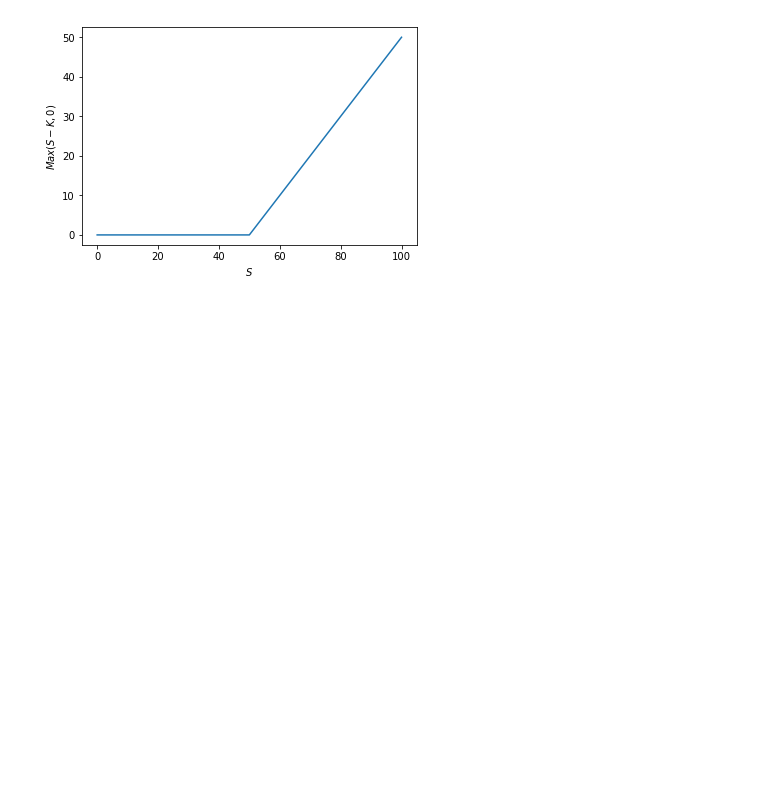
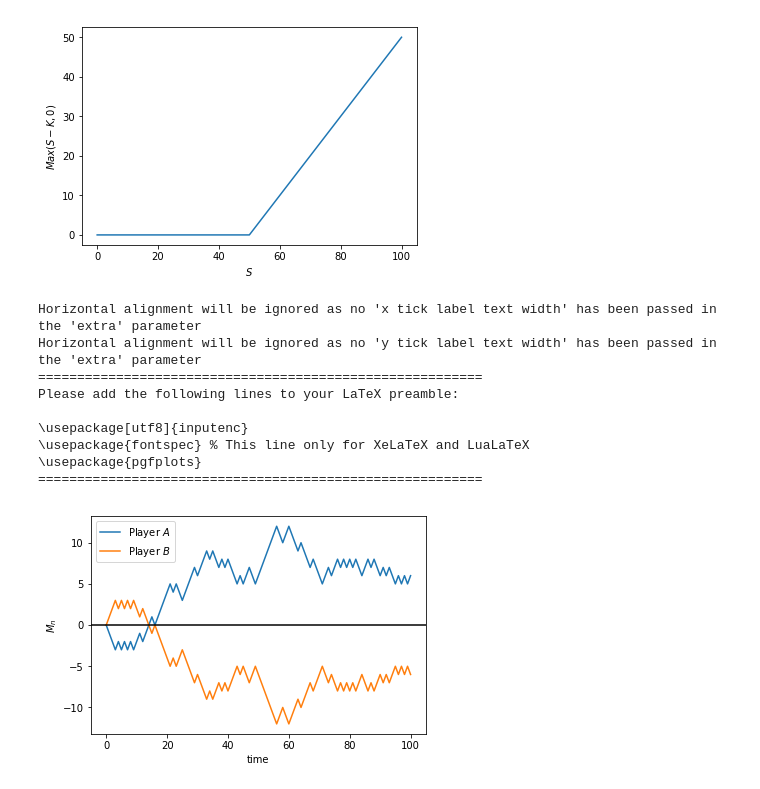
Before and after one commit to gerdm/TGMAFFIRO, a Jupyter notebook: notebooks/graphics.ipynb, the cells around one changed output. Drawn from its saved outputs; the diff is of its cells as text; code cells hidden in the pictures; blank space fills up the shorter version.

```diff
--- a/notebooks/graphics.ipynb
+++ b/notebooks/graphics.ipynb
@@ -23,3 +24,26 @@ Please add the following lines to your LaTeX preamble:
 \usepackage{pgfplots}
 =========================================================
 [figure]
+# %%
+symmetric_random_walk = lambda nsteps: np.cumsum(np.append(0, choice([-1,1], nsteps)))
+# %%
+rwalk_sample = symmetric_random_walk(100)
+plt.plot(rwalk_sample, label="Player $A$")
+plt.plot(-rwalk_sample, label="Player $B$")
+plt.axhline(y=0, xmin=0, xmax=100, color="black")
+plt.xlabel("time")
+plt.ylabel("$M_n$")
+plt.legend(loc="best")
+texsave("../images/symmetric_random_walk.tex")
+plt.show()
+# %% [output]
+Horizontal alignment will be ignored as no 'x tick label text width' has been passed in the 'extra' parameter
+Horizontal alignment will be ignored as no 'y tick label text width' has been passed in the 'extra' parameter
+=========================================================
+Please add the following lines to your LaTeX preamble:
+
+\usepackage[utf8]{inputenc}
+\usepackage{fontspec} % This line only for XeLaTeX and LuaLaTeX
+\usepackage{pgfplots}
+=========================================================
+[figure, added]
```
Also changed, not shown: parts of 2 cells of this notebook, 2 other files.
